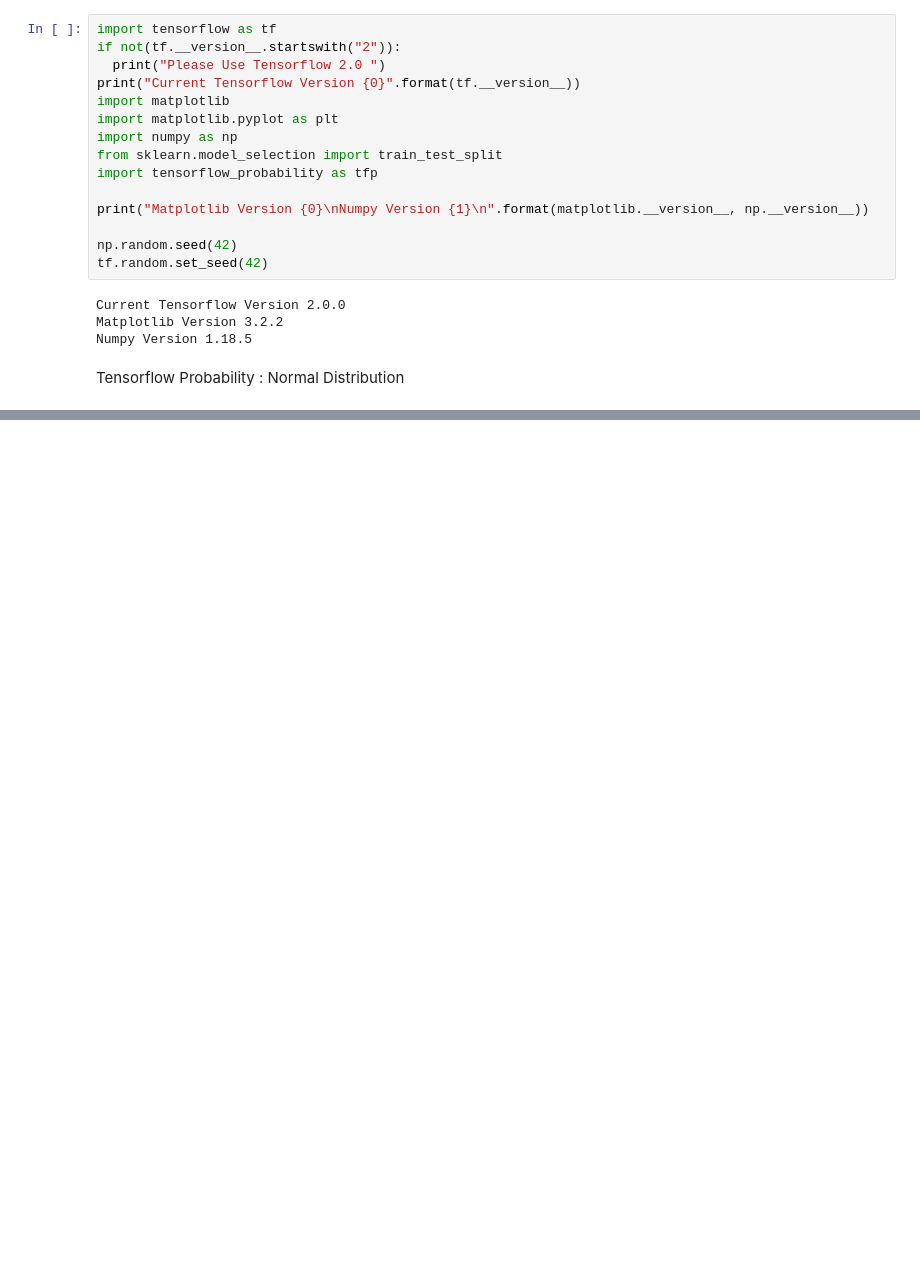
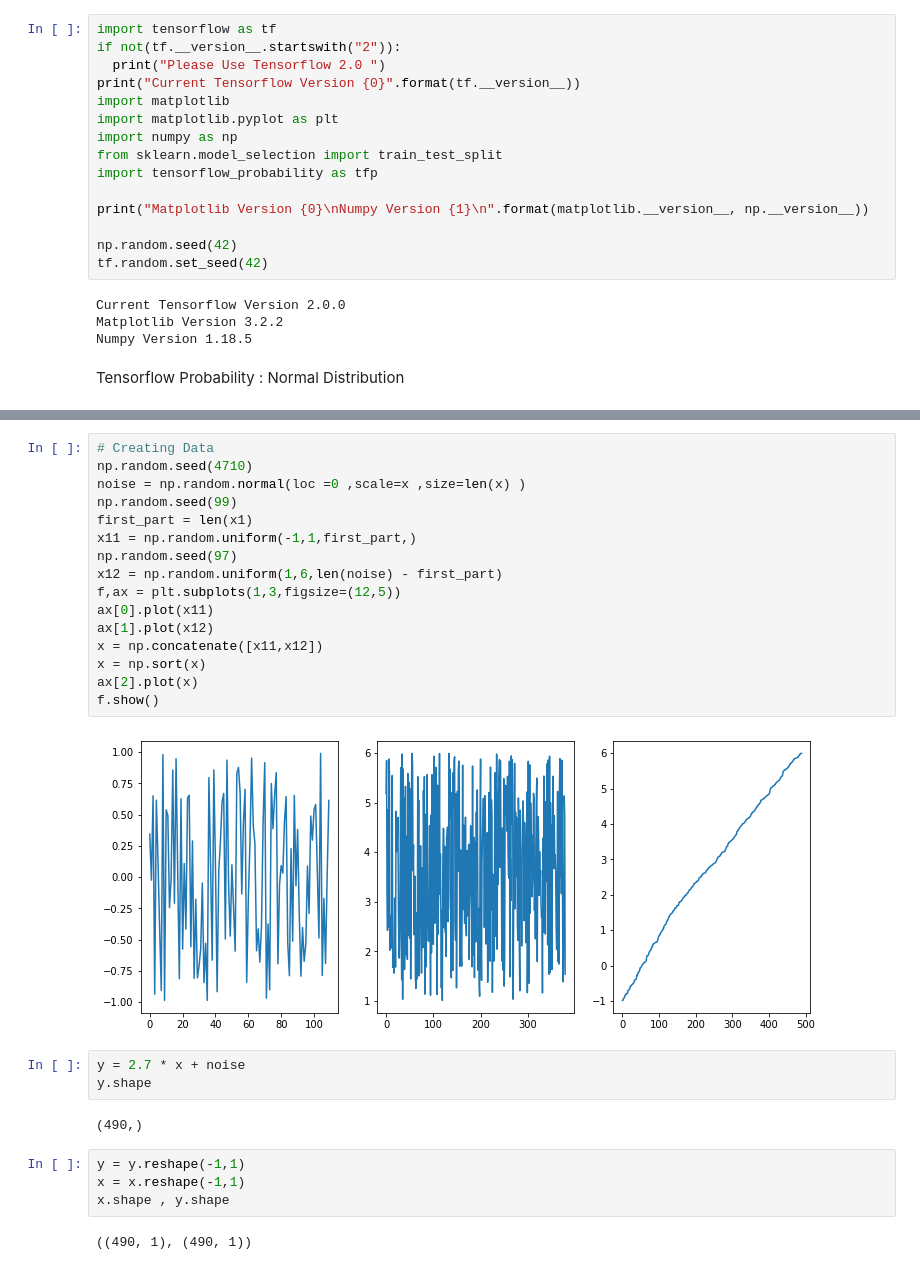
Before and after one commit to Xwyzworms/TensorflowProbability, a Jupyter notebook: TensorProbability.ipynb, the cells around one changed output, grey strips where cells are left out. Drawn from its saved outputs; the diff is of its cells as text; blank space fills up the shorter version.

```diff
--- a/TensorProbability.ipynb
+++ b/TensorProbability.ipynb
@@ -91,0 +110,29 @@ ax[2].legend(["Distribution","Probability"])
+# %%
+# Creating Data
+np.random.seed(4710)
+noise = np.random.normal(loc =0 ,scale=x ,size=len(x) )
+np.random.seed(99)
+first_part = len(x1)
+x11 = np.random.uniform(-1,1,first_part,)
+np.random.seed(97)
+x12 = np.random.uniform(1,6,len(noise) - first_part)
+f,ax = plt.subplots(1,3,figsize=(12,5))
+ax[0].plot(x11)
+ax[1].plot(x12)
+x = np.concatenate([x11,x12])
+x = np.sort(x)
+ax[2].plot(x)
+f.show()
+# %% [output]
+[figure, added]
+# %%
+y = 2.7 * x + noise
+y.shape
+# %% [output]
+(490,)
+# %%
+y = y.reshape(-1,1)
+x = x.reshape(-1,1)
+x.shape , y.shape
+# %% [output]
+((490, 1), (490, 1))
```
Also changed, not shown: parts of 13 cells of this notebook.
